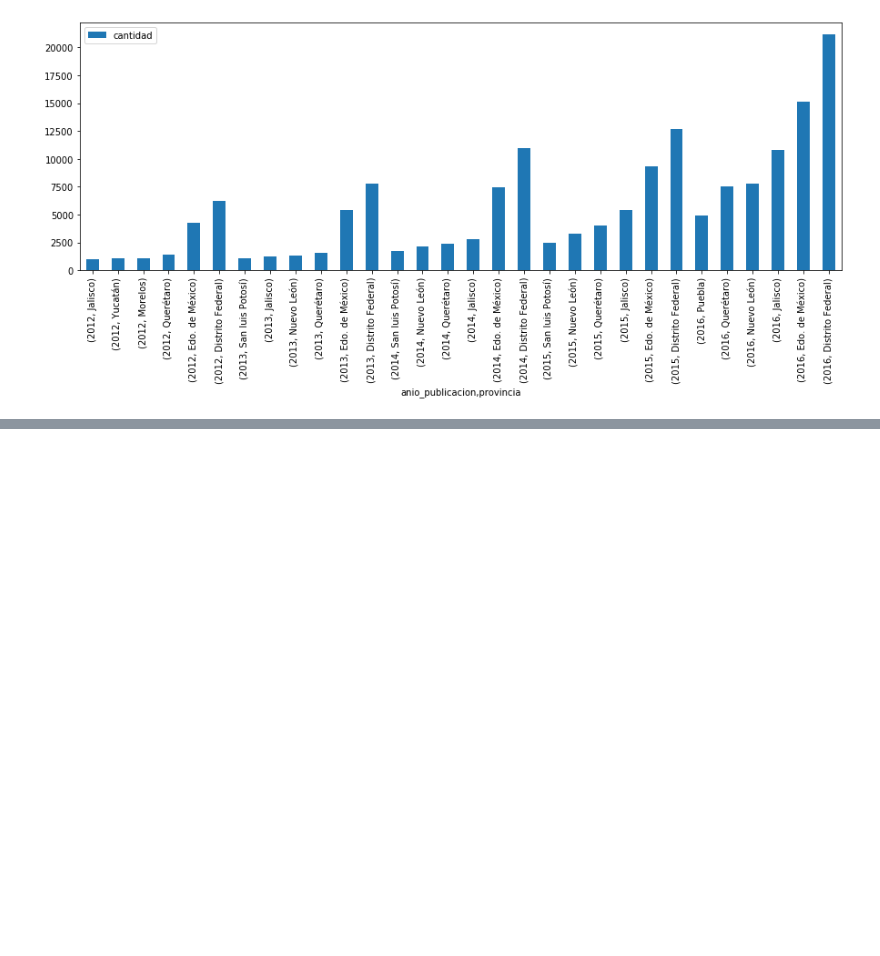
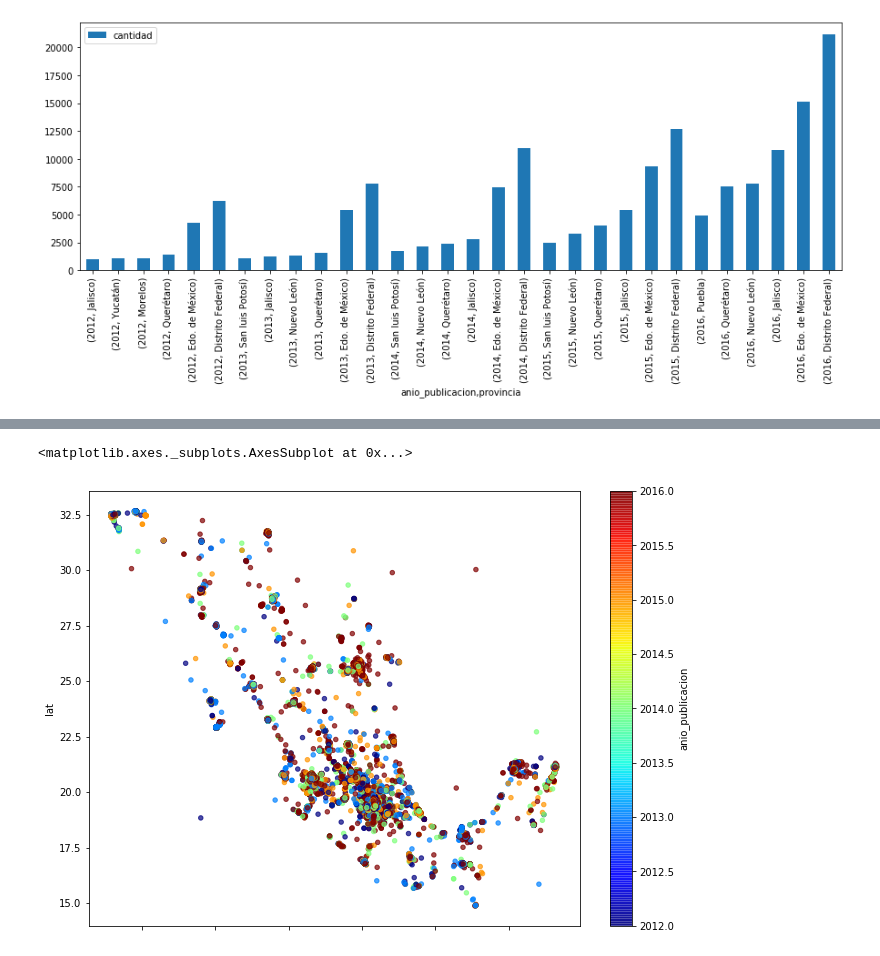
Before and after one commit to lautarofritz/TP1-Orga-de-Datos, a Jupyter notebook: TP1 Orga de Datos.ipynb, the cells around one changed output, grey strips where cells are left out. Cells and saved outputs as stored; diff of their text form; code cells hidden in the pictures; blank space fills up the shorter version.

Commit message:
se generan mapas por año, de distribucion de las publicaciones.

```diff
--- a/TP1 Orga de Datos.ipynb
+++ b/TP1 Orga de Datos.ipynb
@@ -372,3 +372,9 @@ df_ranking_provincias = df_ranking_provincias.set_index(['anio_publicacion','pro
 df_ranking_provincias.plot(kind='bar',  figsize=(15,5),y='cantidad');
 # %% [output]
 [figure]
+# %%
+df_mapa = df.loc[df['lat'].notnull()]
+df_mapa = df_mapa.loc[df['lat'] > 14.40 ]
+df_mapa = df_mapa.loc[df['lat'] < 32.80 ]
+df_mapa = df_mapa.loc[df['lng'] < -86.50 ]
+df_mapa = df_mapa.loc[df['lng'] > -117.50 ]
@@ -374,0 +390,5 @@ df_ranking_provincias.plot(kind='bar',  figsize=(15,5),y='cantidad');
+# %%
+df_mapa.plot(kind='scatter',x='lng',y='lat',colormap='jet',c='anio_publicacion',figsize=(11,8),alpha=0.7)
+# %% [output]
+<matplotlib.axes._subplots.AxesSubplot at 0x...>
+[figure, added]
```
Also changed, not shown: parts of 3 cells of this notebook.
